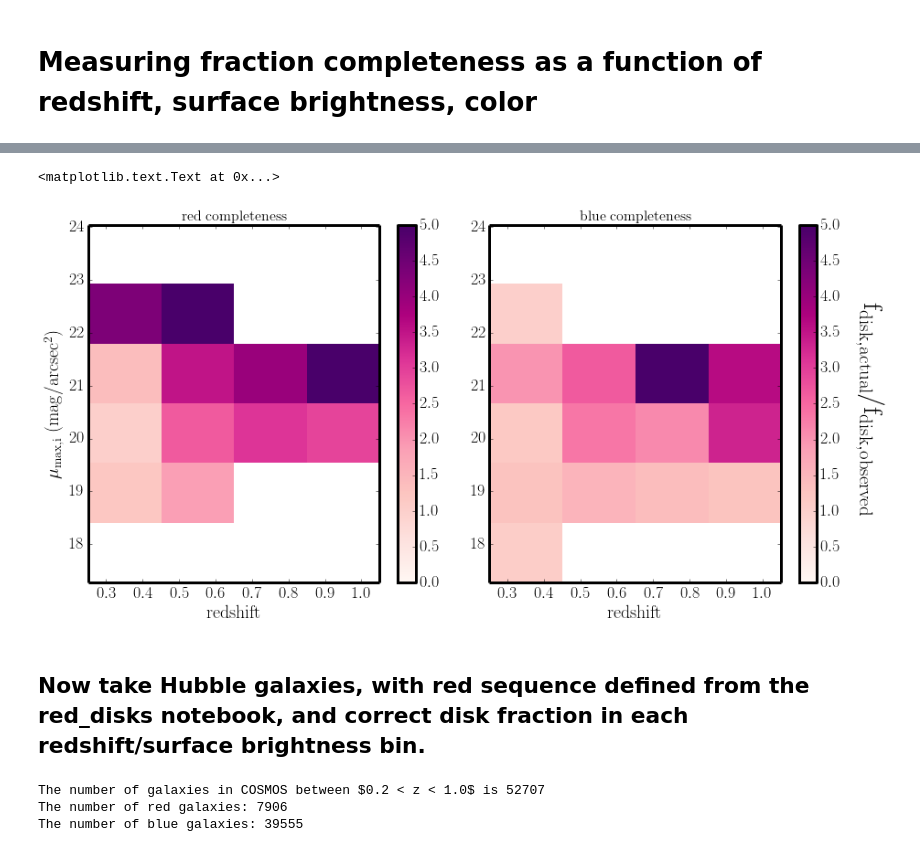
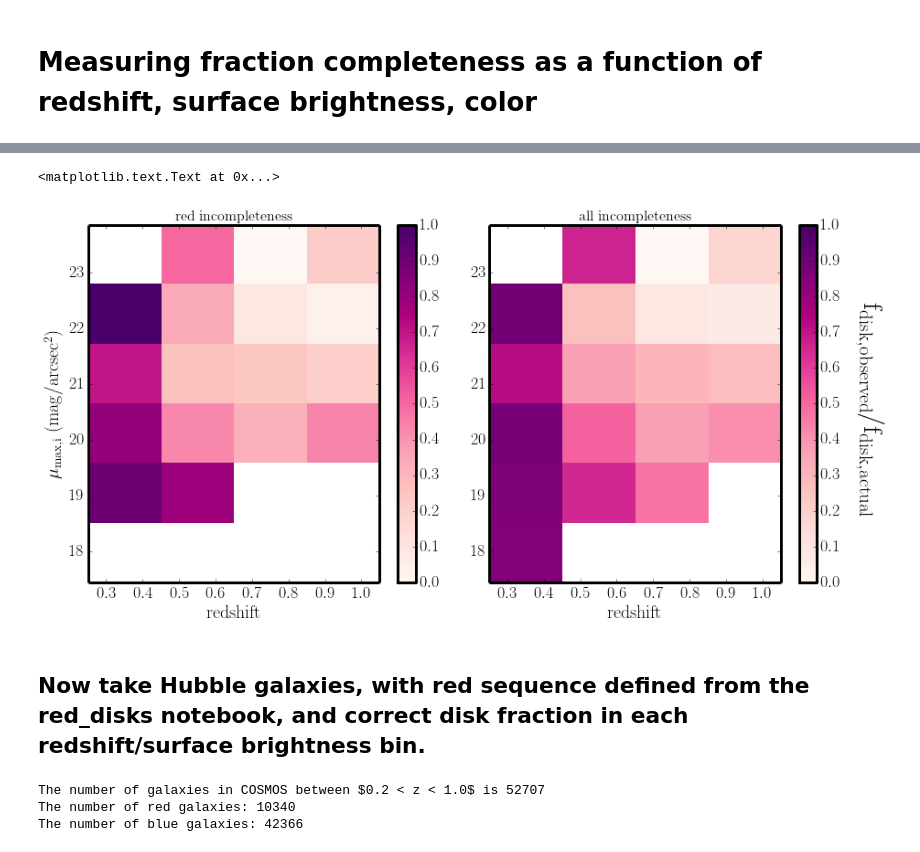
Before and after one commit to Mel23/GZ_Hubble_Science, a Jupyter notebook: Red_Disk_Fraction/FERENGI_colors.ipynb, the cells around one changed output, grey strips where cells are left out. Cells and saved outputs as stored; diff of their text form; code cells hidden in the pictures.

```diff
--- a/Red_Disk_Fraction/FERENGI_colors.ipynb
+++ b/Red_Disk_Fraction/FERENGI_colors.ipynb
@@ -704,7 +702,8 @@ plt.savefig('ferengi_red_and_blue.pdf')
 #Defining surface brightness bins
 yedges=np.linspace(np.min(data['mu_max_i']),np.max(data['mu_max_i']),10)
 
-p_x = 't00_smooth_or_features_a1_features_frac_weighted_2' #p for question in question (lol)
+#p_x = 't00_smooth_or_features_a1_features_frac_weighted_2' #p for question in question (lol)
+p_x = 'p_features_best'
 N_x = 't00_smooth_or_features_count_weighted_2' #N for question in question (number of people who answered question)
 N_cut = 0 #number of people we require to get to question
 
@@ -763,10 +762,25 @@ for i in range(0,len(xedges)-1):
         red_scatter_dct[xedges[i],xedges[i+1],yedges[j],yedges[j+1],'hi']=[]
         red_scatter_dct[xedges[i],xedges[i+1],yedges[j],yedges[j+1],'lo']=[]
         red_scatter_dct[xedges[i],xedges[i+1],yedges[j],yedges[j+1],'subj_id']=[]
+
+red_scatter_dct_unc={}
+for i in range(0,len(xedges)-1):
+    for j in range(0,len(yedges)-1):
+        red_scatter_dct_unc[xedges[i],xedges[i+1],yedges[j],yedges[j+1],'hi']=[]
+        red_scatter_dct_unc[xedges[i],xedges[i+1],yedges[j],yedges[j+1],'lo']=[]
+        red_scatter_dct_unc[xedges[i],xedges[i+1],yedges[j],yedges[j+1],'subj_id']=[]
+
 blue_scatter_dct={}
 for i in range(0,len(xedges)-1):
     for j in range(0,len(yedges)-1):
         blue_scatter_dct[xedges[i],xedges[i+1],yedges[j],yedges[j+1],'hi']=[]
         blue_scatter_dct[xedges[i],xedges[i+1],yedges[j],yedges[j+1],'lo']=[]
         blue_scatter_dct[xedges[i],xedges[i+1],yedges[j],yedges[j+1],'subj_id']=[]
+
+all_scatter_dct={}
+for i in range(0,len(xedges)-1):
+    for j in range(0,len(yedges)-1):
+        all_scatter_dct[xedges[i],xedges[i+1],yedges[j],yedges[j+1],'hi']=[]
+        all_scatter_dct[xedges[i],xedges[i+1],yedges[j],yedges[j+1],'lo']=[]
+        all_scatter_dct[xedges[i],xedges[i+1],yedges[j],yedges[j+1],'subj_id']=[]
 # %%
@@ -1131,33 +1000,33 @@ f.text(.45,.08,r'$\mathrm{p_{features},z=0.3~(intrinsic)}$',fontsize=30,ha='cent
 # %%
 extent=[xedges[0],xedges[-1],yedges[0],yedges[-1]]
 cmap=cm.RdPu
 f=figure(figsize=(15,7))
 
 mpl.rcParams['xtick.labelsize'] = 18
 mpl.rcParams['ytick.labelsize'] = 18
 
 gs=gridspec.GridSpec(1,2)
 gs.update(wspace=.1)
 
 redax=plt.subplot(gs[0,0])
-plt.imshow(red_completion_matrix.T,origin='lower',interpolation='nearest',vmin=0,vmax=5,extent=extent,aspect='auto',cmap=cmap)
-plt.title('$\mathrm{red~completeness}$',fontsize=16)
+plt.imshow(red_completion_matrix.T,origin='lower',interpolation='nearest',vmin=0,vmax=1,extent=extent,aspect='auto',cmap=cmap)
+plt.title('$\mathrm{red~incompleteness}$',fontsize=16)
 plt.xlabel('$\mathrm{redshift}$',fontsize=20)
 
 plt.ylabel(r'$\mathrm{\mu_{max,i}~(mag/arcsec^2)}$',fontsize=20)
 plt.colorbar()
 
 
 blueax=plt.subplot(gs[0,1])
-plt.imshow(blue_completion_matrix.T,origin='lower',interpolation='nearest',vmin=0,vmax=5,extent=extent,aspect='auto',cmap=cmap)
+plt.imshow(all_completion_matrix.T,origin='lower',interpolation='nearest',vmin=0,vmax=1,extent=extent,aspect='auto',cmap=cmap)
 plt.colorbar()
-plt.title('$\mathrm{blue~completeness}$',fontsize=16)
+plt.title('$\mathrm{all~incompleteness}$',fontsize=16)
 plt.xlabel('$\mathrm{redshift}$',fontsize=20)
 
-f.text(.9,.5,r'$\mathrm{f_{disk,actual}/f_{disk,observed}}$',rotation=270,fontsize=30,va='center')
+f.text(.9,.5,r'$\mathrm{f_{disk,observed}/f_{disk,actual}}$',rotation=270,fontsize=30,va='center')
 # %% [output]
 <matplotlib.text.Text at 0x...>
-[figure, old version]
+[figure, new version]
 # %% [markdown]
 ## Now take Hubble galaxies, with red sequence defined from the red_disks notebook, and correct disk fraction in each redshift/surface brightness bin.
 # %%
@@ -1167,13 +1036,17 @@ z='Z_BEST_COMBINED'
 data_2_1 = (hubble_data[z]>=.2) & (hubble_data[z]<=1)
 print 'The number of galaxies in COSMOS between $0.2 < z < 1.0$ is %s'%len(hubble_data[data_2_1])
 
-red_sequence = (hubble_data[z]>=0.2) & (hubble_data[z]<=1) & (hubble_data['MNUV']-hubble_data['MR']>(2.7-.077*hubble_data['MR']))
-blue_cloud = (hubble_data[z]>=0.2) & (hubble_data[z]<=1) & (hubble_data['MNUV']-hubble_data['MR']<(1.9-.077*hubble_data['MR']))
+#red_sequence = (hubble_data[z]>=0.2) & (hubble_data[z]<=1) & (hubble_data['MNUV']-hubble_data['MR']>(2.7-.077*hubble_data['MR']))
+#blue_cloud = (hubble_data[z]>=0.2) & (hubble_data[z]<=1) & (hubble_data['MNUV']-hubble_data['MR']<(1.9-.077*hubble_data['MR']))
+
+red_sequence = (hubble_data[z]>=0.2) & (hubble_data[z]<=1) & (hubble_data['MNUV']-hubble_data['MR']>3*(hubble_data['MR']-hubble_data['MJ'])+1) & (hubble_data['MNUV']-hubble_data['MR']>3)
+blue_cloud = (hubble_data[z]>=0.2) & (hubble_data[z]<=1) & ((hubble_data['MNUV']-hubble_data['MR']<3*(hubble_data['MR']-hubble_data['MJ'])+1) | (hubble_data['MNUV']-hubble_data['MR']<3))
+
 
 print 'The number of red galaxies: %s'%len(hubble_data[red_sequence])
 print 'The number of blue galaxies: %s'%len(hubble_data[blue_cloud])
 # %% [output]
 The number of galaxies in COSMOS between $0.2 < z < 1.0$ is 52707
-The number of red galaxies: 7906
-The number of blue galaxies: 39555
+The number of red galaxies: 10340
+The number of blue galaxies: 42366
 # %%
```
Also changed, not shown: parts of 23 cells of this notebook, 9 other files.
